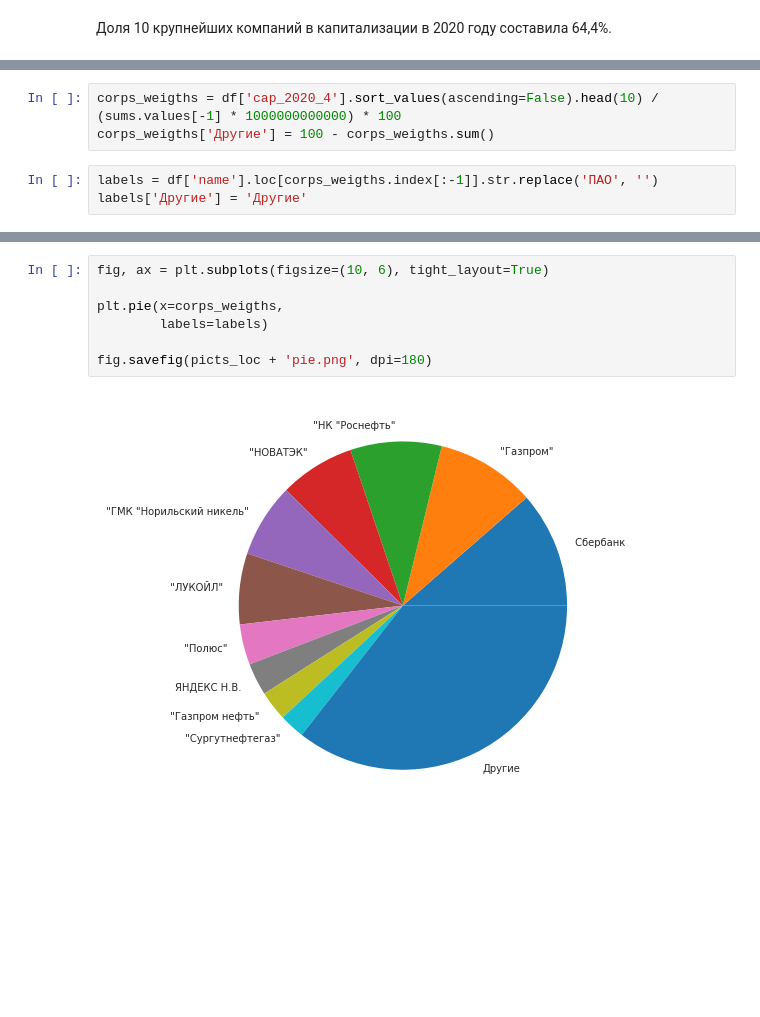
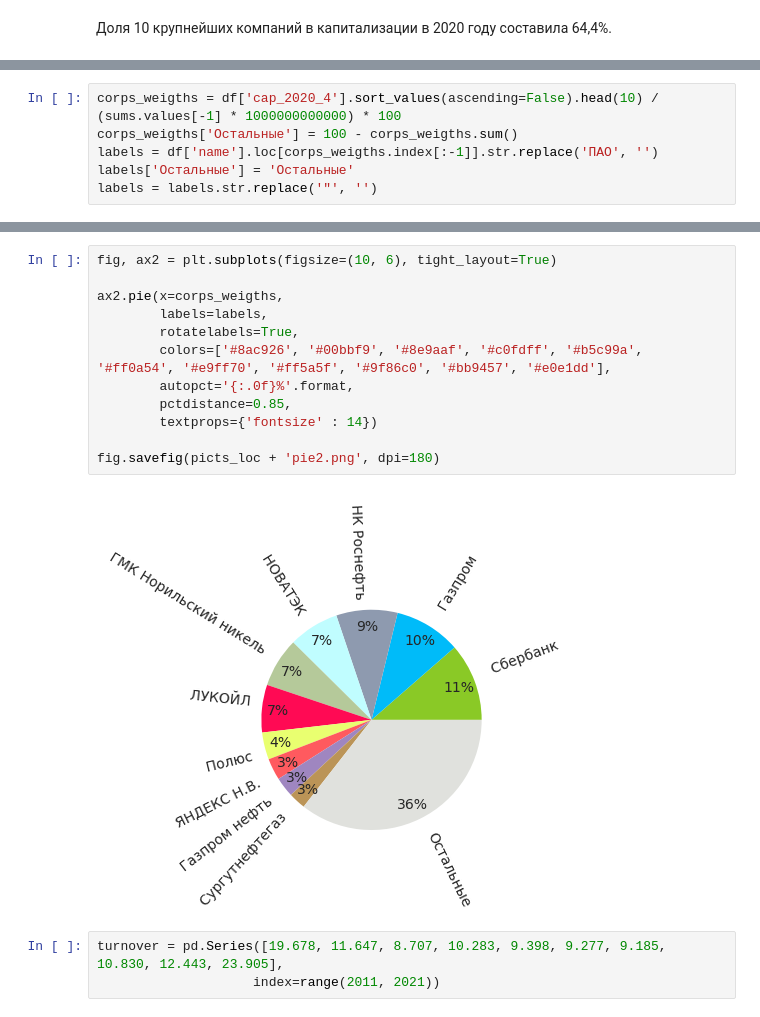
Before and after one commit to kostya-gh/stocks_prediction, a Jupyter notebook: market_cap.ipynb, the cells around one changed output, grey strips where cells are left out. Drawn from its saved outputs; the diff is of its cells as text; blank space fills up the shorter version.

Commit message:
Draw somw picts

```diff
--- a/market_cap.ipynb
+++ b/market_cap.ipynb
@@ -149,6 +155,6 @@ fig.savefig(picts_loc + 'big_weight.png', dpi=180)
 # %%
 corps_weigths = df['cap_2020_4'].sort_values(ascending=False).head(10) / (sums.values[-1] * 1000000000000) * 100
-corps_weigths['Другие'] = 100 - corps_weigths.sum()
+corps_weigths['Остальные'] = 100 - corps_weigths.sum()
+labels = df['name'].loc[corps_weigths.index[:-1]].str.replace('ПАО', '')
+labels['Остальные'] = 'Остальные'
+labels = labels.str.replace('"', '')
-# %%
-labels = df['name'].loc[corps_weigths.index[:-1]].str.replace('ПАО', '')
-labels['Другие'] = 'Другие'
@@ -155,9 +175,17 @@ labels['Другие'] = 'Другие'
 # %%
-fig, ax = plt.subplots(figsize=(10, 6), tight_layout=True)
+fig, ax2 = plt.subplots(figsize=(10, 6), tight_layout=True)
 
-plt.pie(x=corps_weigths,
-        labels=labels)
+ax2.pie(x=corps_weigths,
+        labels=labels,
+        rotatelabels=True,
+        colors=['#8ac926', '#00bbf9', '#8e9aaf', '#c0fdff', '#b5c99a', '#ff0a54', '#e9ff70', '#ff5a5f', '#9f86c0', '#bb9457', '#e0e1dd'],
+        autopct='{:.0f}%'.format,
+        pctdistance=0.85,
+        textprops={'fontsize' : 14})
 
-fig.savefig(picts_loc + 'pie.png', dpi=180)
+fig.savefig(picts_loc + 'pie2.png', dpi=180)
 # %% [output]
-[figure, old version]
+[figure, new version]
+# %%
+turnover = pd.Series([19.678, 11.647, 8.707, 10.283, 9.398, 9.277, 9.185, 10.830, 12.443, 23.905],
+                    index=range(2011, 2021))
```
Also changed, not shown: parts of 7 cells of this notebook.
